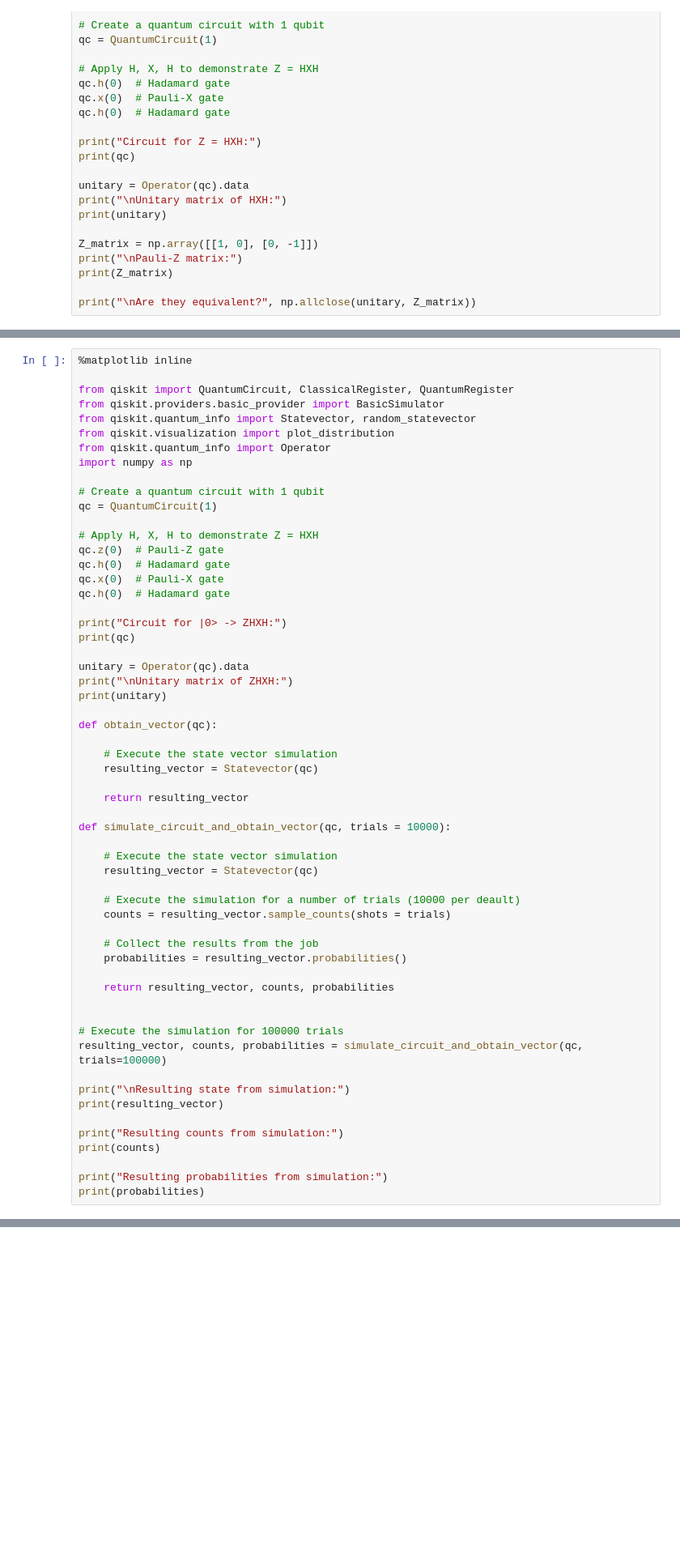
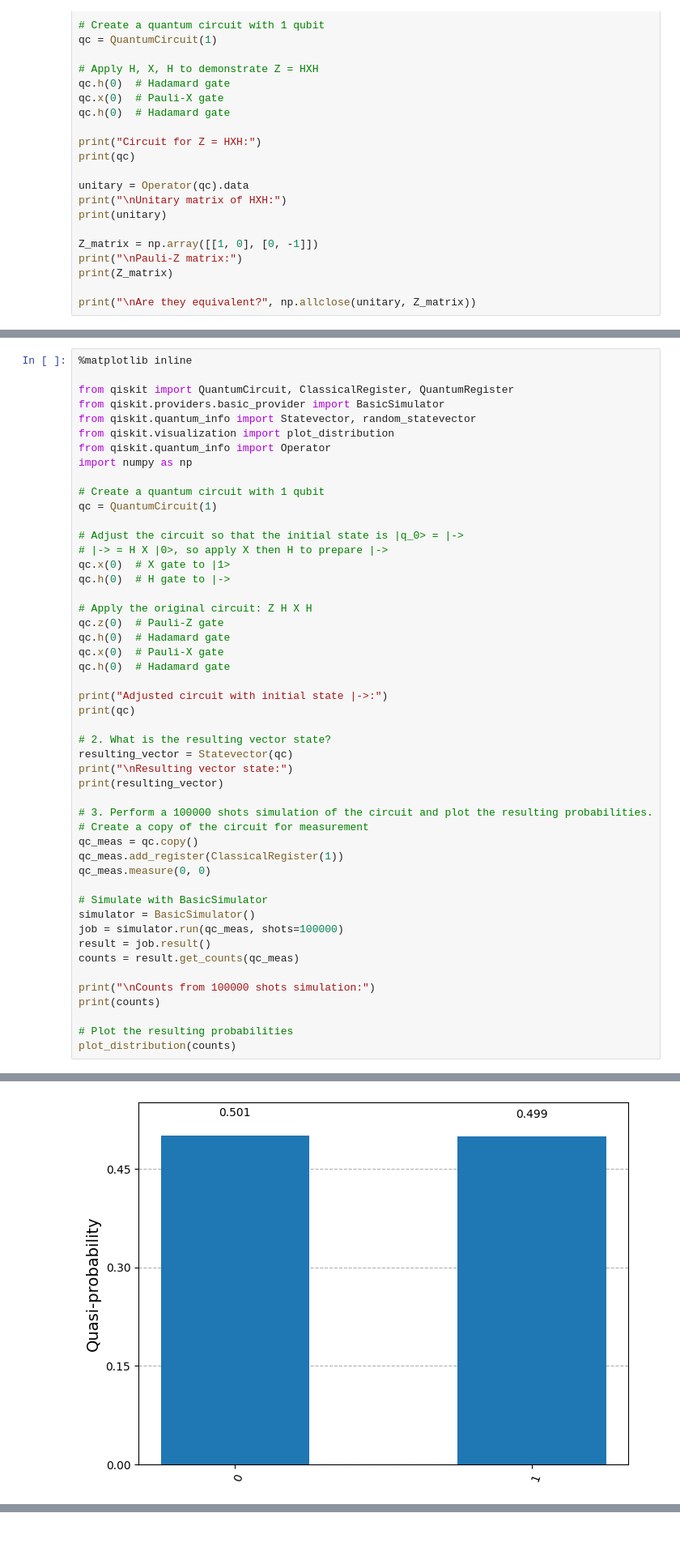
Before and after one commit to RowieK/Quantum-Computing-Minor, a Jupyter notebook: QCI - Assignment2/Assignment2/QCI - Assignment2.ipynb, the cells around one changed output, grey strips where cells are left out. Shown at 81% size. Saved outputs shown, nothing was run; the diff lists cells and outputs as text; blank space fills up the shorter version.

```diff
--- a/QCI - Assignment2/Assignment2/QCI - Assignment2.ipynb
+++ b/QCI - Assignment2/Assignment2/QCI - Assignment2.ipynb
@@ -255,48 +255,40 @@ import numpy as np
 # Create a quantum circuit with 1 qubit
 qc = QuantumCircuit(1)
 
-# Apply H, X, H to demonstrate Z = HXH
+# Adjust the circuit so that the initial state is |q_0> = |->
+# |-> = H X |0>, so apply X then H to prepare |->
+qc.x(0)  # X gate to |1>
+qc.h(0)  # H gate to |->
+
+# Apply the original circuit: Z H X H
 qc.z(0)  # Pauli-Z gate
 qc.h(0)  # Hadamard gate
 qc.x(0)  # Pauli-X gate
 qc.h(0)  # Hadamard gate
 
-print("Circuit for |0> -> ZHXH:")
+print("Adjusted circuit with initial state |->:")
 print(qc)
 
-unitary = Operator(qc).data
-print("\nUnitary matrix of ZHXH:")
-print(unitary)
-
-def obtain_vector(qc):
-
-    # Execute the state vector simulation
-    resulting_vector = Statevector(qc)
-
-    return resulting_vector
-
-def simulate_circuit_and_obtain_vector(qc, trials = 10000):
-
-    # Execute the state vector simulation
-    resulting_vector = Statevector(qc)
-
-    # Execute the simulation for a number of trials (10000 per deault)
-    counts = resulting_vector.sample_counts(shots = trials)
-
-    # Collect the results from the job
-    probabilities = resulting_vector.probabilities()
-
-    return resulting_vector, counts, probabilities
-
-
-# Execute the simulation for 100000 trials
-resulting_vector, counts, probabilities = simulate_circuit_and_obtain_vector(qc, trials=100000)
-
-print("\nResulting state from simulation:")
+# 2. What is the resulting vector state?
+resulting_vector = Statevector(qc)
+print("\nResulting vector state:")
 print(resulting_vector)
 
-print("Resulting counts from simulation:")
+# 3. Perform a 100000 shots simulation of the circuit and plot the resulting probabilities.
+# Create a copy of the circuit for measurement
+qc_meas = qc.copy()
+qc_meas.add_register(ClassicalRegister(1))
+qc_meas.measure(0, 0)
+
+# Simulate with BasicSimulator
+simulator = BasicSimulator()
+job = simulator.run(qc_meas, shots=100000)
+result = job.result()
+counts = result.get_counts(qc_meas)
+
+print("\nCounts from 100000 shots simulation:")
 print(counts)
 
-print("Resulting probabilities from simulation:")
-print(probabilities)
+# Plot the resulting probabilities
+plot_distribution(counts)
+# %% [output]
@@ -302,0 +306 @@ print(probabilities)
+[figure, added]
```
Also changed, not shown: parts of 1 cell of this notebook.
